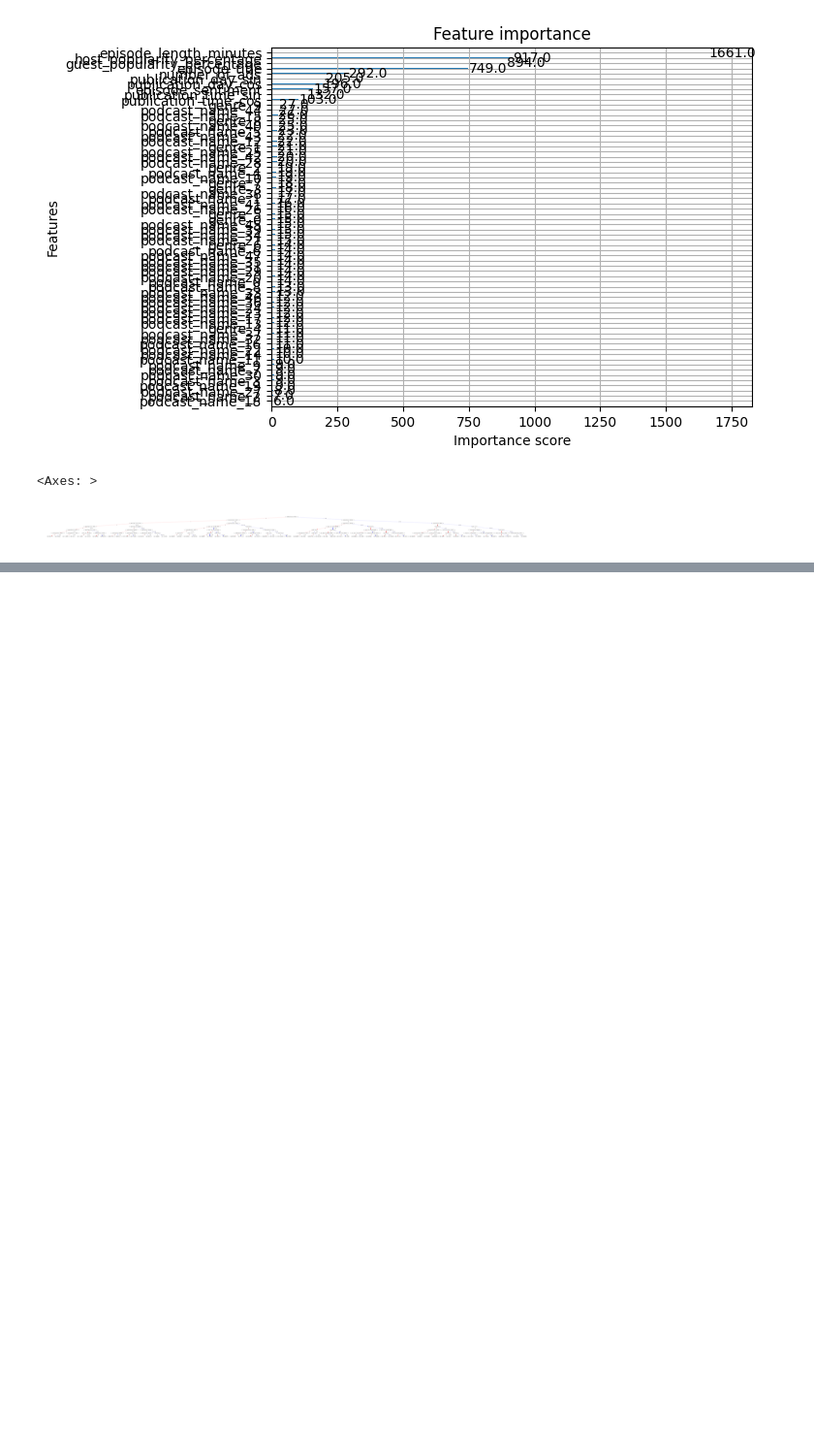
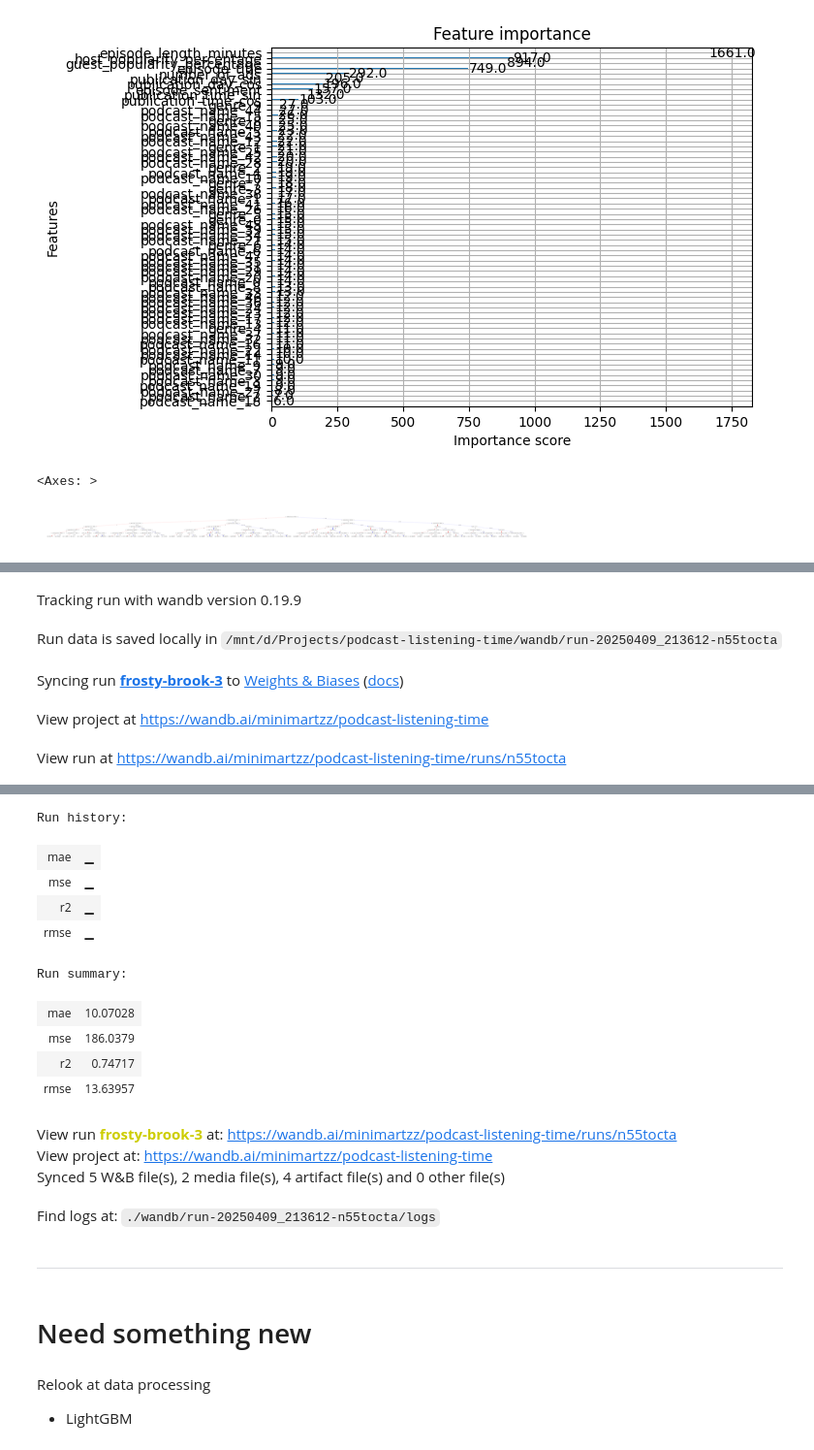
Before and after one commit to minimartzz/podcast-listening-time, a Jupyter notebook: model_exploration.ipynb, the cells around one changed output, grey strips where cells are left out. Shown at 97% size. Cells and saved outputs as stored; diff of their text form; code cells hidden in the pictures; blank space fills up the shorter version.

```diff
--- a/model_exploration.ipynb
+++ b/model_exploration.ipynb
@@ -140,0 +325,26 @@ xgb.plot_tree(best_model)
+# %%
+NUM_ROUNDS = 100
+params = {
+  'device': 'cuda',
+  'objective': 'reg:squarederror',
+  'max_depth': 10,
+  'learning_rate': 0.2,
+  'eval_metric': 'rmse',
+}
+results = {}
+
+# Declare DMatrix data format
+dtrain = xgb.DMatrix(X_train, label=y_train)
+dvalid = xgb.DMatrix(X_valid, label=y_valid)
+
+# Define evaluation data format
+evallist = [(dtrain, 'train'), (dvalid, 'eval')]
+
+# Train model
+pca_model = xgb.train(
+  params=params,
+  dtrain=dtrain,
+  num_boost_round=NUM_ROUNDS,
+  evals=evallist,
+  evals_result=results
+)
@@ -140,0 +369,24 @@ xgb.plot_tree(best_model)
+# %%
+# Get metrics to submit to wandb
+train_errors = np.array(results['train']['rmse'])
+eval_errors = np.array(results['eval']['rmse'])
+y_pred = pca_model.predict(dvalid)
+
+tags = ['pca', 'xgboost']
+notes = 'XGBoost + PCA model'
+
+wandb_track(
+  config=params,
+  y_test=y_valid,
+  y_pred=y_pred,
+  train_error=train_errors,
+  test_error=eval_errors,
+  tags=tags,
+  notes=notes
+)
+# %% [output]
+Tracking run with wandb version 0.19.9
+Run data is saved locally in /mnt/d/Projects/podcast-listening-time/wandb/run-20250409_213612-n55tocta
+Syncing run frosty-brook-3 to Weights & Biases (docs)
+View project at https://wandb.ai/minimartzz/podcast-listening-time
+View run at https://wandb.ai/minimartzz/podcast-listening-time/runs/n55tocta
@@ -141,2 +394,16 @@ xgb.plot_tree(best_model)
+Run history:
+| mae | ▁ |
+| mse | ▁ |
+| r2 | ▁ |
+| rmse | ▁ |
+Run summary:
+| mae | 10.07028 |
+| mse | 186.0379 |
+| r2 | 0.74717 |
+| rmse | 13.63957 |
+View run frosty-brook-3 at: https://wandb.ai/minimartzz/podcast-listening-time/runs/n55tocta
+View project at: https://wandb.ai/minimartzz/podcast-listening-time
+Synced 5 W&B file(s), 2 media file(s), 4 artifact file(s) and 0 other file(s)
+Find logs at: ./wandb/run-20250409_213612-n55tocta/logs
 # %%
 # Make prediction on test set
@@ -152,0 +420,8 @@ results.write_csv('results/xgb_baseline.csv')
+# %% [markdown]
+---
+# %% [markdown]
+# Need something new
+# %% [markdown]
+Relook at data processing
+
+* LightGBM
```
Also changed, not shown: parts of 21 cells of this notebook, 3 other files.
